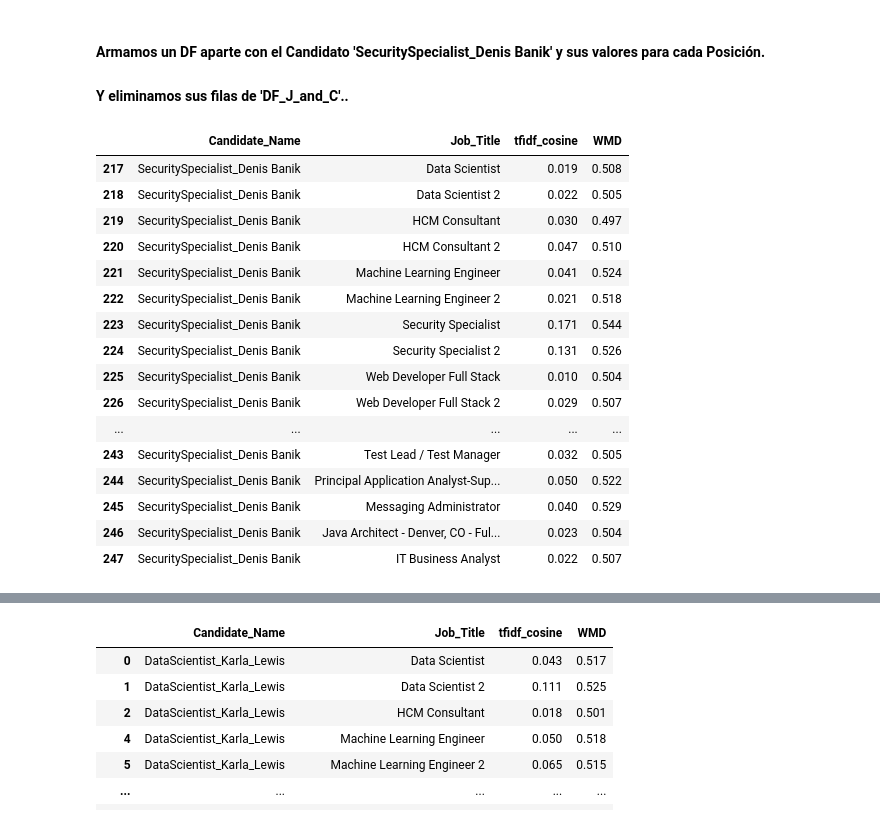
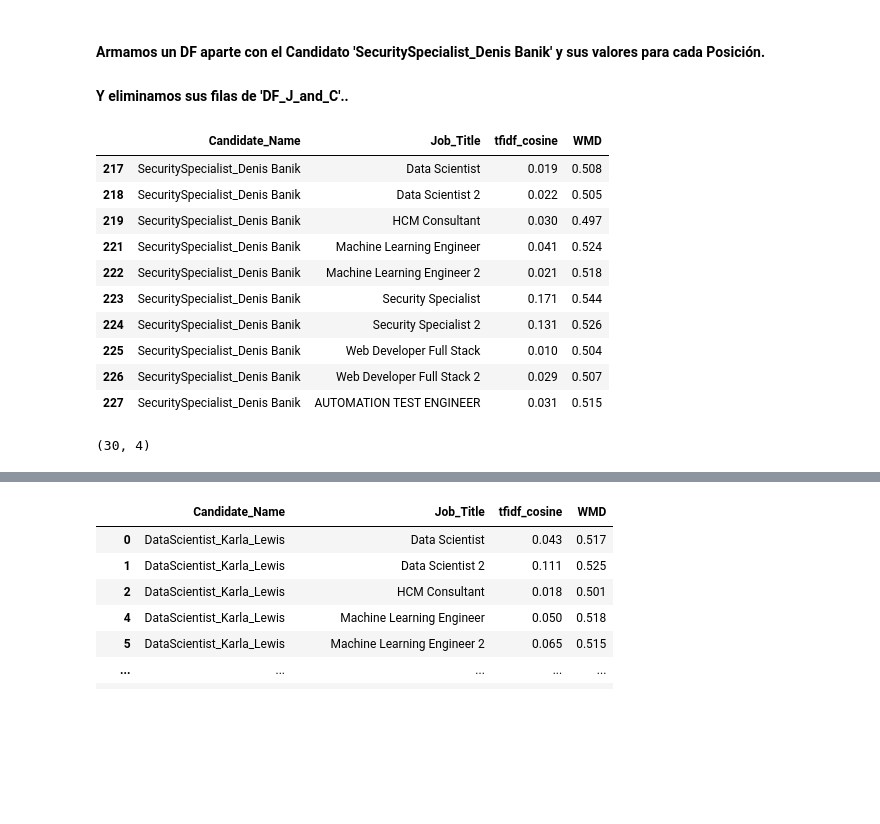
Before and after one commit to FedericoCalonge/automatic_reading_of_CVs_using_text_similarity, a Jupyter notebook: 2-Main/Jupyter_Notebooks/3-Kmeans_&_KNN-Cross_validation.ipynb, the cells around one changed output, grey strips where cells are left out. Cells and saved outputs as stored; diff of their text form; code cells hidden in the pictures; blank space fills up the shorter version.

```diff
--- a/2-Main/Jupyter_Notebooks/3-Kmeans_&_KNN-Cross_validation.ipynb
+++ b/2-Main/Jupyter_Notebooks/3-Kmeans_&_KNN-Cross_validation.ipynb
@@ -142,23 +144,22 @@ new_df_withouth_HCM_CONS_2
 # %%
 #Filtramos el Candidato 'SecuritySpecialist_Denis Banik':
 is_Security_Denis_Banik =  DF_J_and_C['Candidate_Name']=='SecuritySpecialist_Denis Banik'
-DF_Denis_Banik = DF_J_and_C[is_Security_Denis_Banik]
-DF_Denis_Banik
+DF_Denis_Banik_1 = DF_J_and_C[is_Security_Denis_Banik]
+#Tambien tengo que eliminar la posición HCM Consultant 2:
+is_not_hcm_cons_2 = DF_J_and_C['Job_Title']!='HCM Consultant 2'
+DF_Denis_Banik = DF_Denis_Banik_1[is_not_hcm_cons_2]
+DF_Denis_Banik.head(10)
+DF_Denis_Banik.shape
 # %% [output]
 |  | Candidate_Name | Job_Title | tfidf_cosine | WMD |
 | 217 | SecuritySpecialist_Denis Banik | Data Scientist | 0.019 | 0.508 |
 | 218 | SecuritySpecialist_Denis Banik | Data Scientist 2 | 0.022 | 0.505 |
 | 219 | SecuritySpecialist_Denis Banik | HCM Consultant | 0.030 | 0.497 |
-| 220 | SecuritySpecialist_Denis Banik | HCM Consultant 2 | 0.047 | 0.510 |
 | 221 | SecuritySpecialist_Denis Banik | Machine Learning Engineer | 0.041 | 0.524 |
 | 222 | SecuritySpecialist_Denis Banik | Machine Learning Engineer 2 | 0.021 | 0.518 |
 | 223 | SecuritySpecialist_Denis Banik | Security Specialist | 0.171 | 0.544 |
 | 224 | SecuritySpecialist_Denis Banik | Security Specialist 2 | 0.131 | 0.526 |
 | 225 | SecuritySpecialist_Denis Banik | Web Developer Full Stack | 0.010 | 0.504 |
 | 226 | SecuritySpecialist_Denis Banik | Web Developer Full Stack 2 | 0.029 | 0.507 |
-| ... | ... | ... | ... | ... |
-| 243 | SecuritySpecialist_Denis Banik | Test Lead / Test Manager | 0.032 | 0.505 |
-| 244 | SecuritySpecialist_Denis Banik | Principal Application Analyst-Sup... | 0.050 | 0.522 |
-| 245 | SecuritySpecialist_Denis Banik | Messaging Administrator | 0.040 | 0.529 |
-| 246 | SecuritySpecialist_Denis Banik | Java Architect - Denver, CO - Ful... | 0.023 | 0.504 |
-| 247 | SecuritySpecialist_Denis Banik | IT Business Analyst | 0.022 | 0.507 |
+| 227 | SecuritySpecialist_Denis Banik | AUTOMATION TEST ENGINEER | 0.031 | 0.515 |
+(30, 4)
```
Also changed, not shown: parts of 3 cells of this notebook, 26 other files.
